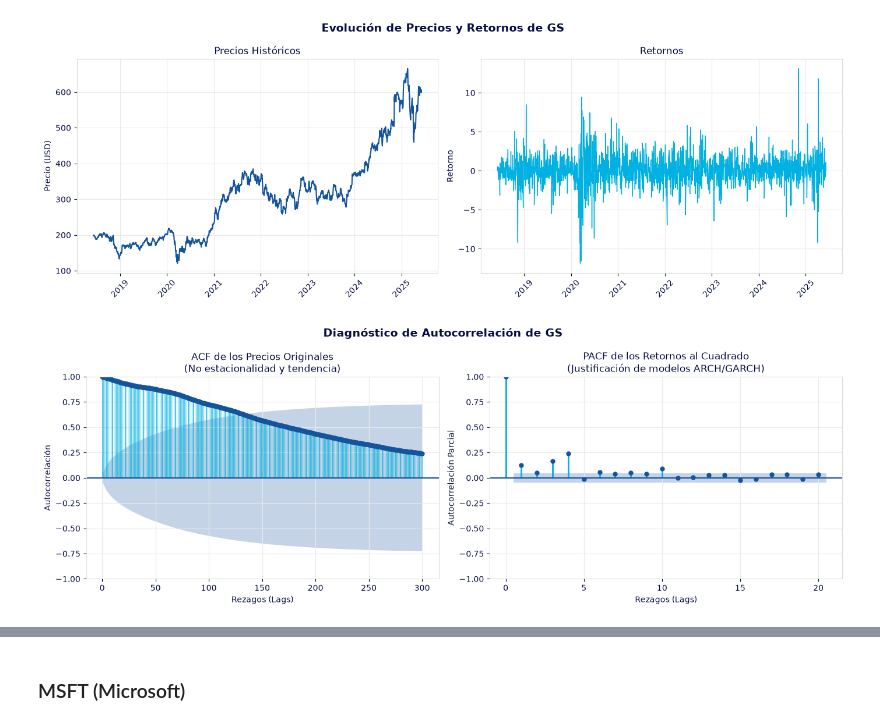
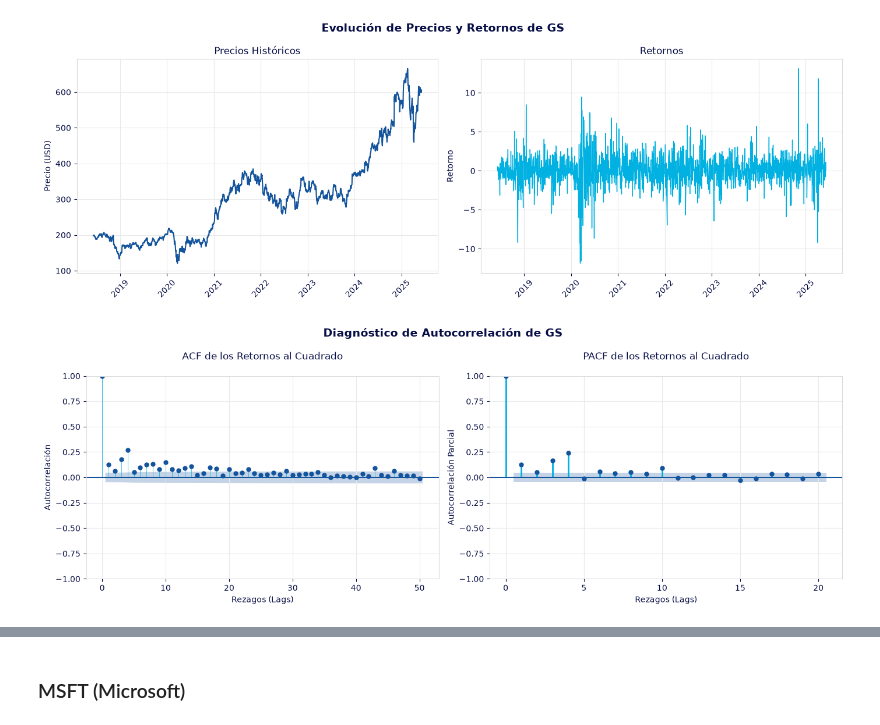
Before and after one commit to enekoanguiano/BBVA_DowJones, a Jupyter notebook: CODIGO/07_SERIES_TEMPORALES.ipynb, the cells around one changed output, grey strips where cells are left out. Saved outputs shown, nothing was run; the diff lists cells and outputs as text; code cells hidden in the pictures.

```diff
--- a/CODIGO/07_SERIES_TEMPORALES.ipynb
+++ b/CODIGO/07_SERIES_TEMPORALES.ipynb
@@ -291,17 +372,17 @@ plt.show()
 fig2, (ax_acf, ax_pacf) = plt.subplots(1, 2, figsize=(14, 5))
 fig2.suptitle("Diagnóstico de Autocorrelación de CAT", fontsize=14, fontweight='bold')
 
-tsaplots.plot_acf(CAT, lags=300, ax=ax_acf,
+tsaplots.plot_acf(CAT_sq, lags=50, ax=ax_acf,
                   color=paleta_bbva["azul_logotipo"],
                   vlines_kwargs={"colors": paleta_bbva["azul_celeste_aqua"], "linewidth": 0.5})
-ax_acf.set_title("ACF de los Precios Originales\n(No estacionalidad y tendencia)")
+ax_acf.set_title("ACF de Retornos al Cuadrado\n")
 ax_acf.set_xlabel("Rezagos (Lags)")
 ax_acf.set_ylabel("Autocorrelación")
 
 tsaplots.plot_pacf(CAT_sq, lags=20, ax=ax_pacf,
                    color=paleta_bbva["azul_logotipo"],
                    vlines_kwargs={"colors": paleta_bbva["azul_celeste_aqua"], "linewidth": 2})
-ax_pacf.set_title("PACF de los Retornos al Cuadrado\n(Justificación de modelos ARCH/GARCH)")
+ax_pacf.set_title("PACF de los Retornos al Cuadrado\n")
 ax_pacf.set_xlabel("Rezagos (Lags)")
 ax_pacf.set_ylabel("Autocorrelación Parcial")
 
@@ -315,6 +396,5 @@ plt.tight_layout()
 
 plt.savefig("../DATOS/GRAFICOS/figura_autocorr_CAT.png", dpi=300, bbox_inches='tight')
 
-
 plt.show()
 # %% [output]
@@ -321,0 +402,29 @@ plt.show()
+# %%
+fig2, (ax_acf, ax_pacf) = plt.subplots(1, 2, figsize=(14, 5))
+fig2.suptitle("Diagnóstico de Autocorrelación de CAT", fontsize=14, fontweight='bold')
+
+tsaplots.plot_acf(CAT, lags=250, ax=ax_acf,
+                  color=paleta_bbva["azul_logotipo"],
+                  vlines_kwargs={"colors": paleta_bbva["azul_celeste_aqua"], "linewidth": 0.5})
+ax_acf.set_title("ACF de los precios\n")
+ax_acf.set_xlabel("Rezagos (Lags)")
+ax_acf.set_ylabel("Autocorrelación")
+
+tsaplots.plot_pacf(CAT, lags=20, ax=ax_pacf,
+                   color=paleta_bbva["azul_logotipo"],
+                   vlines_kwargs={"colors": paleta_bbva["azul_celeste_aqua"], "linewidth": 2})
+ax_pacf.set_title("PACF de los precios\n")
+ax_pacf.set_xlabel("Rezagos (Lags)")
+ax_pacf.set_ylabel("Autocorrelación Parcial")
+
+for ax in [ax_acf, ax_pacf]:
+    for poly in ax.collections:
+        if type(poly).__name__ == 'PolyCollection':
+            poly.set_facecolor(paleta_bbva["azul_celeste_aqua"])
+            poly.set_alpha(0.15)
+
+plt.tight_layout()
+
+plt.savefig("../DATOS/GRAFICOS/figura_autocorr_CAT_base.png", dpi=300, bbox_inches='tight')
+
+plt.show()
@@ -394,31 +505,31 @@ plt.show()
 # %%
 fig2, (ax_acf, ax_pacf) = plt.subplots(1, 2, figsize=(14, 5))
 fig2.suptitle("Diagnóstico de Autocorrelación de GS", fontsize=14, fontweight='bold')
 
-tsaplots.plot_acf(GS, lags=300, ax=ax_acf,
+tsaplots.plot_acf(GS_sq, lags=50, ax=ax_acf,
                   color=paleta_bbva["azul_logotipo"],
                   vlines_kwargs={"colors": paleta_bbva["azul_celeste_aqua"], "linewidth": 0.5})
-ax_acf.set_title("ACF de los Precios Originales\n(No estacionalidad y tendencia)")
+ax_acf.set_title("ACF de los Retornos al Cuadrado\n")
 ax_acf.set_xlabel("Rezagos (Lags)")
 ax_acf.set_ylabel("Autocorrelación")
 
 tsaplots.plot_pacf(GS_sq, lags=20, ax=ax_pacf,
                    color=paleta_bbva["azul_logotipo"],
                    vlines_kwargs={"colors": paleta_bbva["azul_celeste_aqua"], "linewidth": 2})
-ax_pacf.set_title("PACF de los Retornos al Cuadrado\n(Justificación de modelos ARCH/GARCH)")
+ax_pacf.set_title("PACF de los Retornos al Cuadrado\n")
 ax_pacf.set_xlabel("Rezagos (Lags)")
 ax_pacf.set_ylabel("Autocorrelación Parcial")
 
 for ax in [ax_acf, ax_pacf]:
     for poly in ax.collections:
         if type(poly).__name__ == 'PolyCollection':
             poly.set_facecolor(paleta_bbva["azul_celeste_aqua"])
             poly.set_alpha(0.15)
 
 plt.tight_layout()
 
 plt.savefig("../DATOS/GRAFICOS/figura_autocorr_GS.png", dpi=300, bbox_inches='tight')
 
 plt.show()
 # %% [output]
-[figure, old version]
+[figure, new version]
```
Also changed, not shown: parts of 23 cells of this notebook.
